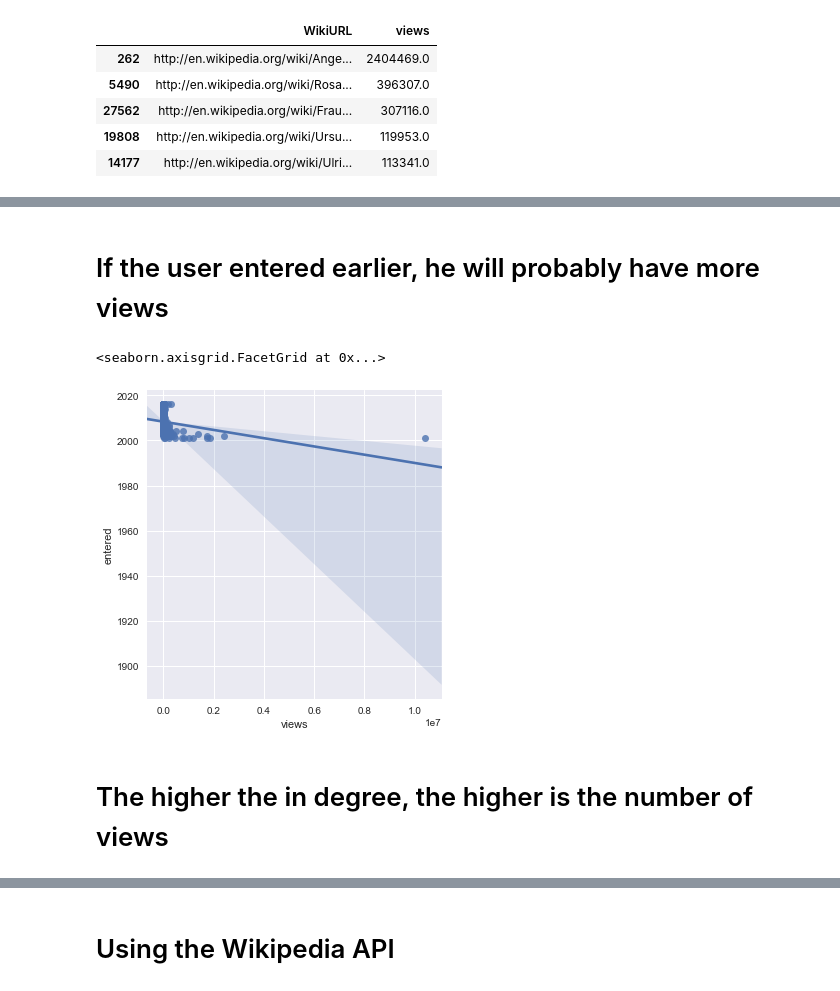
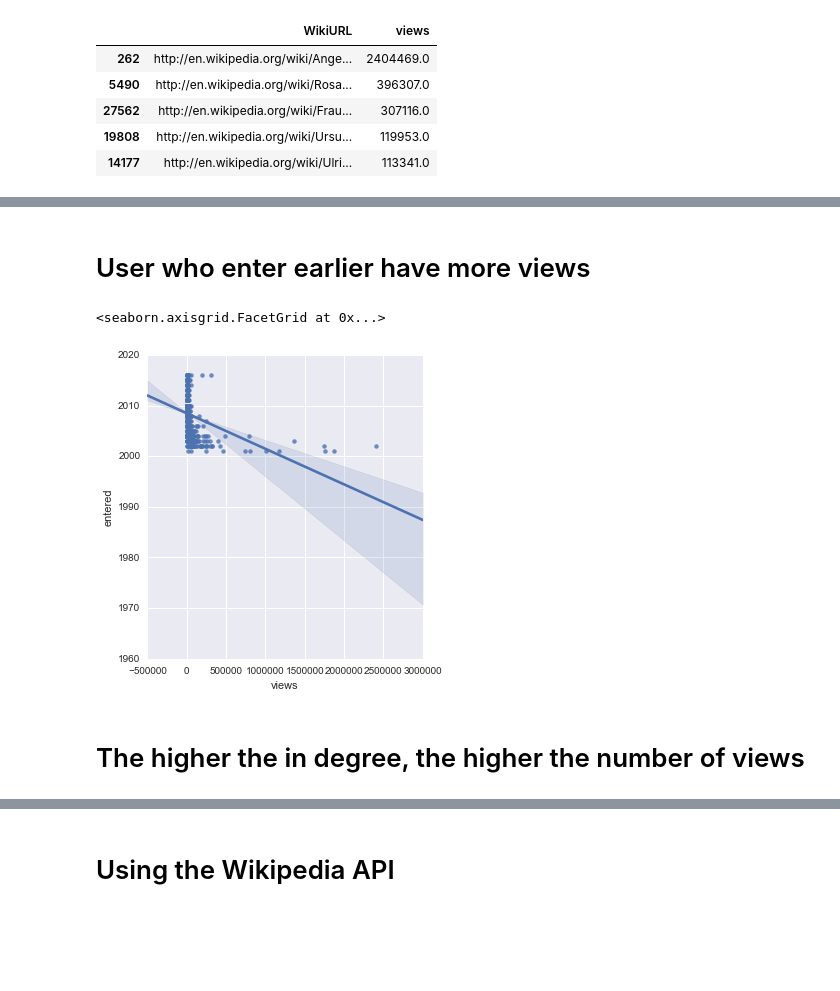
Before and after one commit to Muflhi01/workshop_girls_day, a Jupyter notebook: wikipedia_politician_networks.ipynb, the cells around one changed output, grey strips where cells are left out. Cells and saved outputs as stored; diff of their text form; code cells hidden in the pictures; blank space fills up the shorter version.

```diff
--- a/wikipedia_politician_networks.ipynb
+++ b/wikipedia_politician_networks.ipynb
@@ -333,10 +332,10 @@ sns.pairplot(data2, kind='reg')
 # %% [markdown]
-# If the user entered earlier, he will probably have more views
+# User who enter earlier have more views
 # %%
-sns.lmplot("views","entered",data=data)
+sns.lmplot("views","entered",data=data2)
 # %% [output]
 <seaborn.axisgrid.FacetGrid at 0x...>
-[figure, old version]
+[figure, new version]
 # %% [markdown]
-# The higher the in degree, the higher is the number of views
+# The higher the in degree, the higher the number of views
 # %%
```
Also changed, not shown: parts of 29 cells of this notebook.
